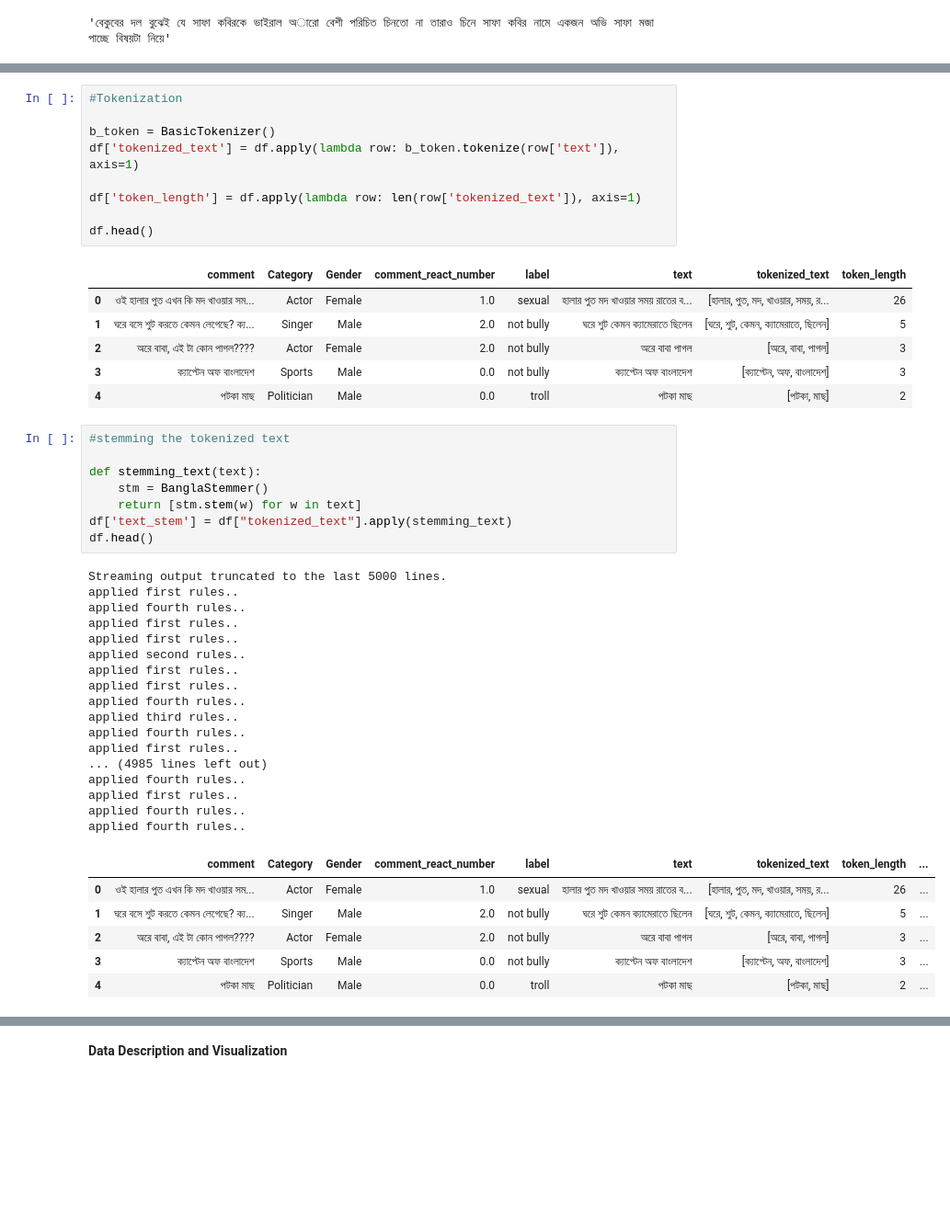
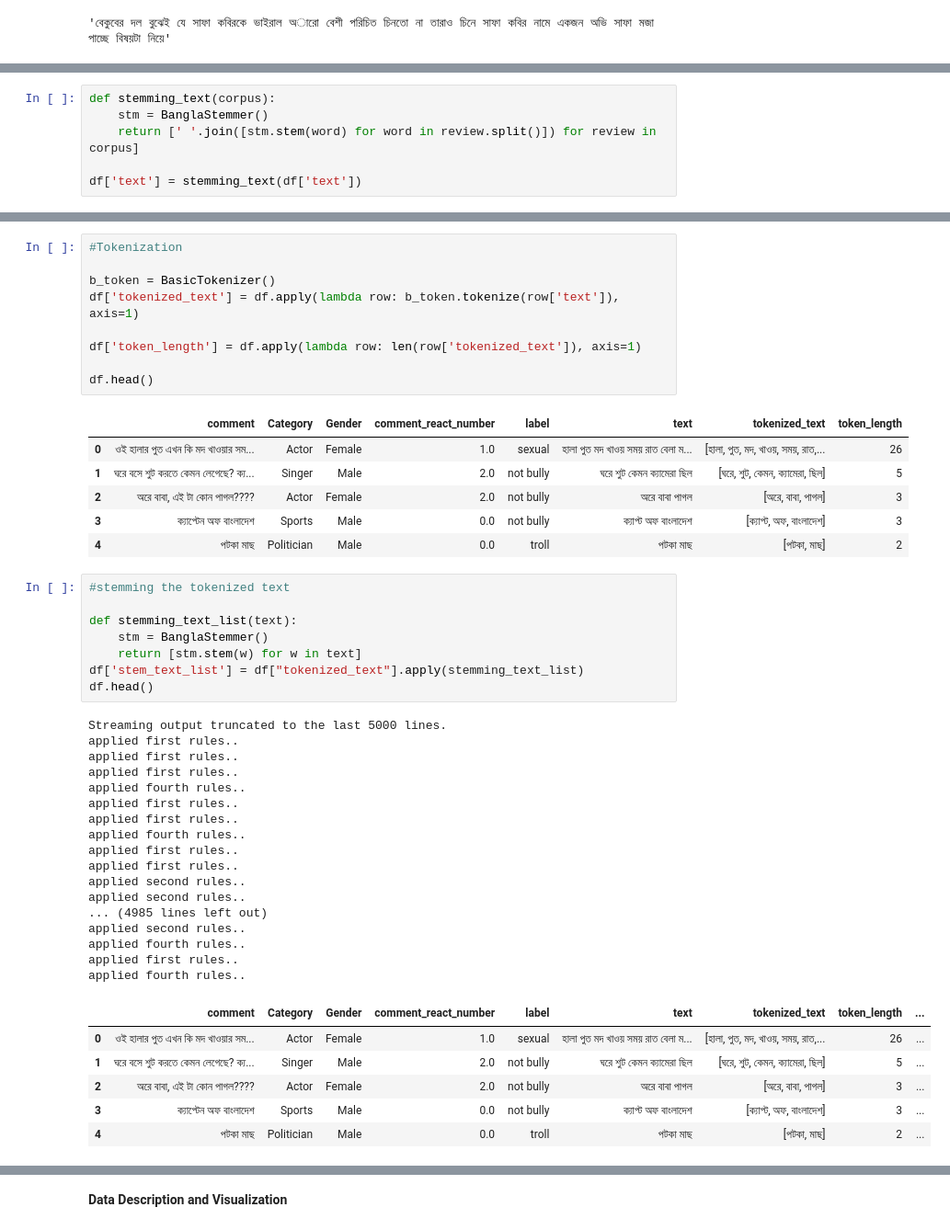
Before and after one commit to rezaul-h/Multi-class-sentiment-analysis-on-bangali-language-, a Jupyter notebook: preprocess.ipynb, the cells around one changed output, grey strips where cells are left out. Shown at 92% size. Saved outputs shown, nothing was run; the diff lists cells and outputs as text; blank space fills up the shorter version.

```diff
--- a/preprocess.ipynb
+++ b/preprocess.ipynb
@@ -203,0 +226,6 @@ ax[4].axis('off')
+# %%
+def stemming_text(corpus):
+    stm = BanglaStemmer()
+    return [' '.join([stm.stem(word) for word in review.split()]) for review in corpus]
+
+df['text'] = stemming_text(df['text'])
@@ -212,42 +267,42 @@ df['token_length'] = df.apply(lambda row: len(row['tokenized_text']), axis=1)
 df.head()
 # %% [output]
 |  | comment | Category | Gender | comment_react_number | label | text | tokenized_text | token_length |
-| 0 | ওই হালার পুত এখন কি মদ খাওয়ার সম... | Actor | Female | 1.0 | sexual | হালার পুত মদ খাওয়ার সময় রাতের ব... | [হালার, পুত, মদ, খাওয়ার, সময়, র... | 26 |
-| 1 | ঘরে বসে শুট করতে কেমন লেগেছে? ক্য... | Singer | Male | 2.0 | not bully | ঘরে শুট কেমন ক্যামেরাতে ছিলেন | [ঘরে, শুট, কেমন, ক্যামেরাতে, ছিলেন] | 5 |
+| 0 | ওই হালার পুত এখন কি মদ খাওয়ার সম... | Actor | Female | 1.0 | sexual | হালা পুত মদ খাওয় সময় রাত বেলা ম... | [হালা, পুত, মদ, খাওয়, সময়, রাত,... | 26 |
+| 1 | ঘরে বসে শুট করতে কেমন লেগেছে? ক্য... | Singer | Male | 2.0 | not bully | ঘরে শুট কেমন ক্যামেরা ছিল | [ঘরে, শুট, কেমন, ক্যামেরা, ছিল] | 5 |
 | 2 | অরে বাবা, এই টা কোন পাগল???? | Actor | Female | 2.0 | not bully | অরে বাবা পাগল | [অরে, বাবা, পাগল] | 3 |
-| 3 | ক্যাপ্টেন অফ বাংলাদেশ | Sports | Male | 0.0 | not bully | ক্যাপ্টেন অফ বাংলাদেশ | [ক্যাপ্টেন, অফ, বাংলাদেশ] | 3 |
+| 3 | ক্যাপ্টেন অফ বাংলাদেশ | Sports | Male | 0.0 | not bully | ক্যাপ্ট অফ বাংলাদেশ | [ক্যাপ্ট, অফ, বাংলাদেশ] | 3 |
 | 4 | পটকা মাছ | Politician | Male | 0.0 | troll | পটকা মাছ | [পটকা, মাছ] | 2 |
 # %%
 #stemming the tokenized text
 
-def stemming_text(text):
+def stemming_text_list(text):
     stm = BanglaStemmer()
     return [stm.stem(w) for w in text]
-df['text_stem'] = df["tokenized_text"].apply(stemming_text)
+df['stem_text_list'] = df["tokenized_text"].apply(stemming_text_list)
 df.head()
 # %% [output]
 Streaming output truncated to the last 5000 lines.
+applied first rules..
+applied first rules..
+applied first rules..
+applied fourth rules..
+applied first rules..
 applied first rules..
 applied fourth rules..
 applied first rules..
 applied first rules..
 applied second rules..
-applied first rules..
-applied first rules..
-applied fourth rules..
-applied third rules..
-applied fourth rules..
-applied first rules..
+applied second rules..
 ... (4985 lines left out)
+applied second rules..
 applied fourth rules..
 applied first rules..
 applied fourth rules..
-applied fourth rules..
 |  | comment | Category | Gender | comment_react_number | label | text | tokenized_text | token_length | ... |
-| 0 | ওই হালার পুত এখন কি মদ খাওয়ার সম... | Actor | Female | 1.0 | sexual | হালার পুত মদ খাওয়ার সময় রাতের ব... | [হালার, পুত, মদ, খাওয়ার, সময়, র... | 26 | ... |
-| 1 | ঘরে বসে শুট করতে কেমন লেগেছে? ক্য... | Singer | Male | 2.0 | not bully | ঘরে শুট কেমন ক্যামেরাতে ছিলেন | [ঘরে, শুট, কেমন, ক্যামেরাতে, ছিলেন] | 5 | ... |
+| 0 | ওই হালার পুত এখন কি মদ খাওয়ার সম... | Actor | Female | 1.0 | sexual | হালা পুত মদ খাওয় সময় রাত বেলা ম... | [হালা, পুত, মদ, খাওয়, সময়, রাত,... | 26 | ... |
+| 1 | ঘরে বসে শুট করতে কেমন লেগেছে? ক্য... | Singer | Male | 2.0 | not bully | ঘরে শুট কেমন ক্যামেরা ছিল | [ঘরে, শুট, কেমন, ক্যামেরা, ছিল] | 5 | ... |
 | 2 | অরে বাবা, এই টা কোন পাগল???? | Actor | Female | 2.0 | not bully | অরে বাবা পাগল | [অরে, বাবা, পাগল] | 3 | ... |
-| 3 | ক্যাপ্টেন অফ বাংলাদেশ | Sports | Male | 0.0 | not bully | ক্যাপ্টেন অফ বাংলাদেশ | [ক্যাপ্টেন, অফ, বাংলাদেশ] | 3 | ... |
+| 3 | ক্যাপ্টেন অফ বাংলাদেশ | Sports | Male | 0.0 | not bully | ক্যাপ্ট অফ বাংলাদেশ | [ক্যাপ্ট, অফ, বাংলাদেশ] | 3 | ... |
 | 4 | পটকা মাছ | Politician | Male | 0.0 | troll | পটকা মাছ | [পটকা, মাছ] | 2 | ... |
 # %%
 df.describe()
```
Also changed, not shown: parts of 13 cells of this notebook, 15 other files.
